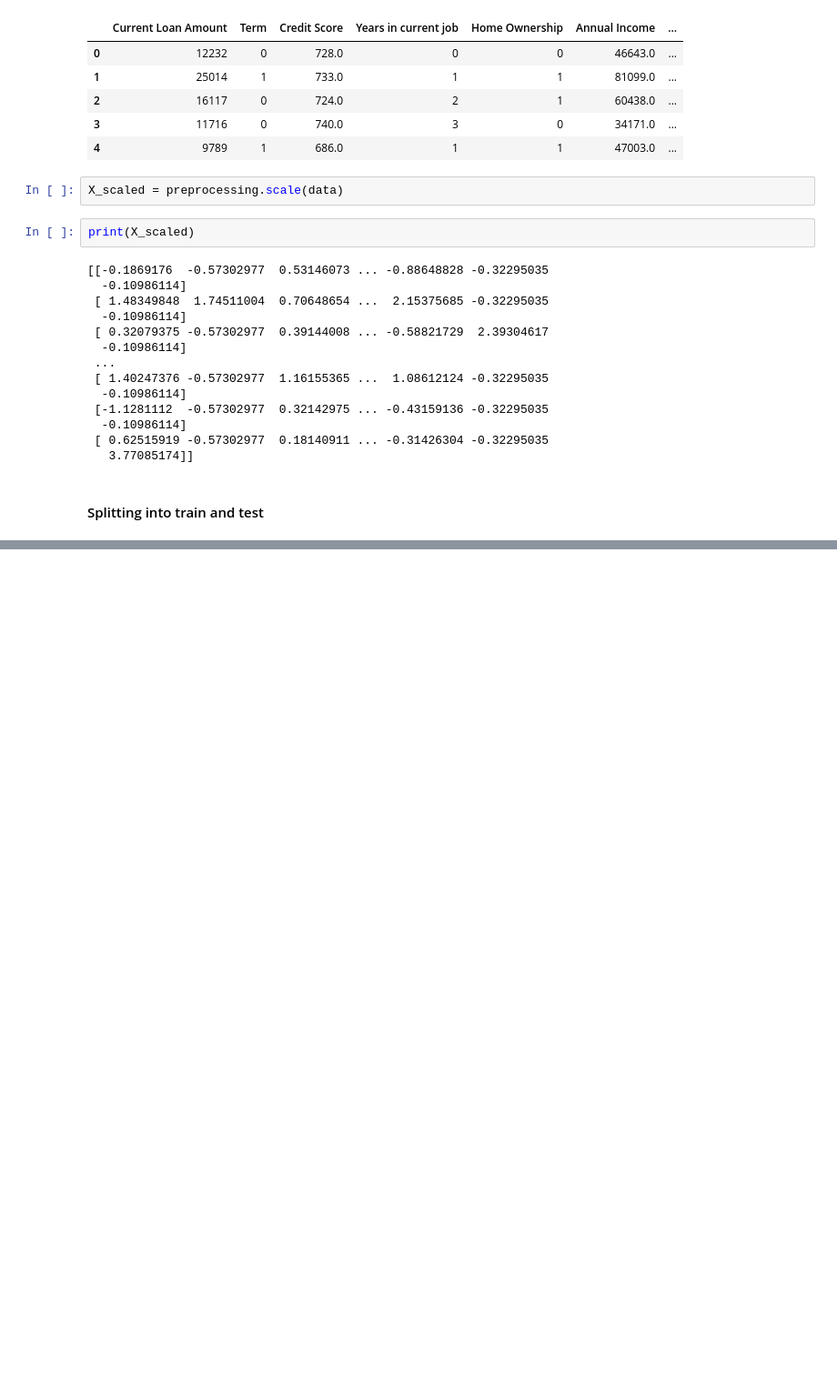
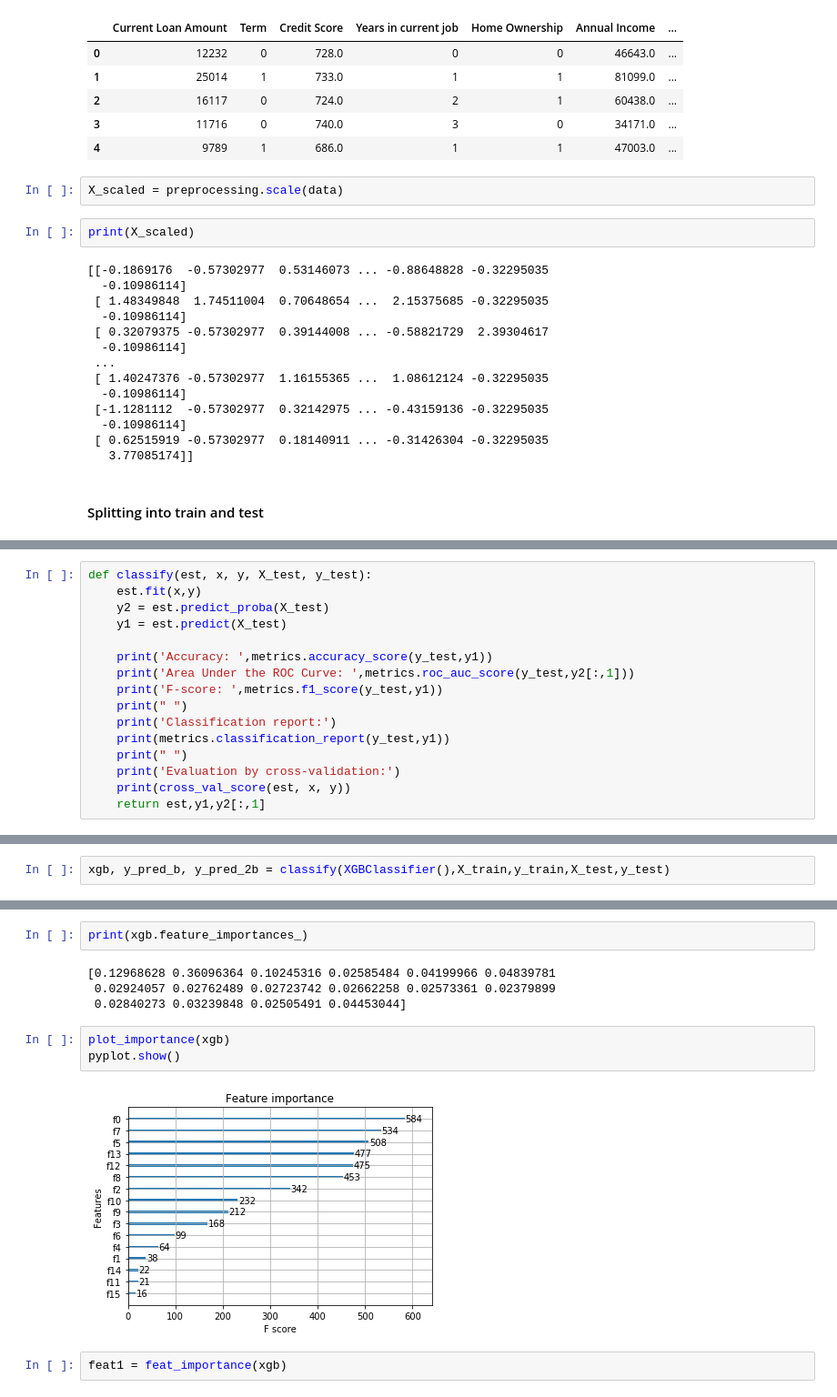
Before and after one commit to sukesh-reddy/Loan-Eligibility-Prediction-Using-Gradient-Boosting-Classifier, a Jupyter notebook: Loan Prediction.ipynb, the cells around one changed output, grey strips where cells are left out. Shown: that part at 91% size. Cells and saved outputs as stored; diff of their text form; blank space fills up the shorter version.

```diff
--- a/Loan Prediction.ipynb
+++ b/Loan Prediction.ipynb
@@ -831,0 +836,16 @@ X_train, X_test, y_train, y_test = train_test_split(X_scaled, y, test_size=0.33,
+# %%
+def classify(est, x, y, X_test, y_test):
+    est.fit(x,y)
+    y2 = est.predict_proba(X_test)
+    y1 = est.predict(X_test)
+
+    print('Accuracy: ',metrics.accuracy_score(y_test,y1))
+    print('Area Under the ROC Curve: ',metrics.roc_auc_score(y_test,y2[:,1]))
+    print('F-score: ',metrics.f1_score(y_test,y1))
+    print(" ")
+    print('Classification report:')
+    print(metrics.classification_report(y_test,y1))
+    print(" ")
+    print('Evaluation by cross-validation:')
+    print(cross_val_score(est, x, y))
+    return est,y1,y2[:,1]
@@ -831,0 +884,2 @@ X_train, X_test, y_train, y_test = train_test_split(X_scaled, y, test_size=0.33,
+# %%
+xgb, y_pred_b, y_pred_2b = classify(XGBClassifier(),X_train,y_train,X_test,y_test)
@@ -831,0 +904,13 @@ X_train, X_test, y_train, y_test = train_test_split(X_scaled, y, test_size=0.33,
+# %%
+print(xgb.feature_importances_)
+# %% [output]
+[0.12968628 0.36096364 0.10245316 0.02585484 0.04199966 0.04839781
+ 0.02924057 0.02762489 0.02723742 0.02662258 0.02573361 0.02379899
+ 0.02840273 0.03239848 0.02505491 0.04453044]
+# %%
+plot_importance(xgb)
+pyplot.show()
+# %% [output]
+[figure, added]
+# %%
+feat1 = feat_importance(xgb)
```
Also changed, not shown: parts of 9 cells of this notebook.
